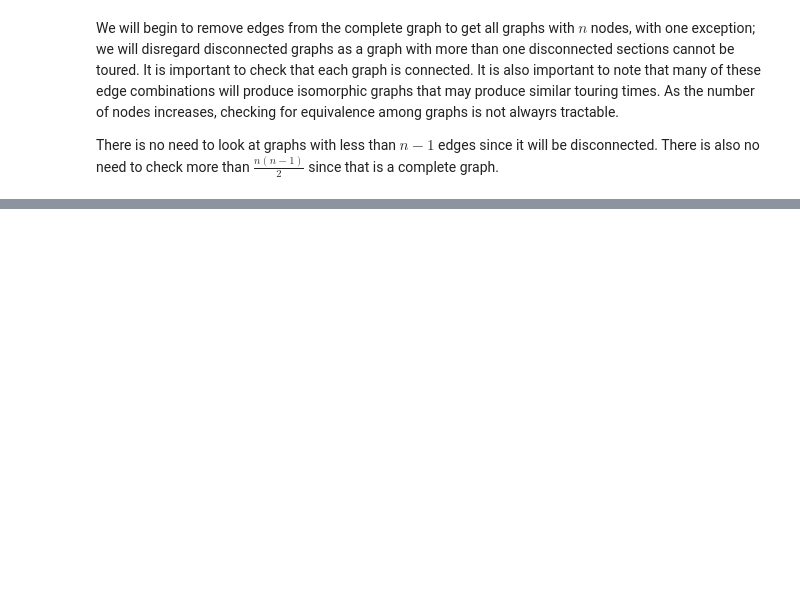
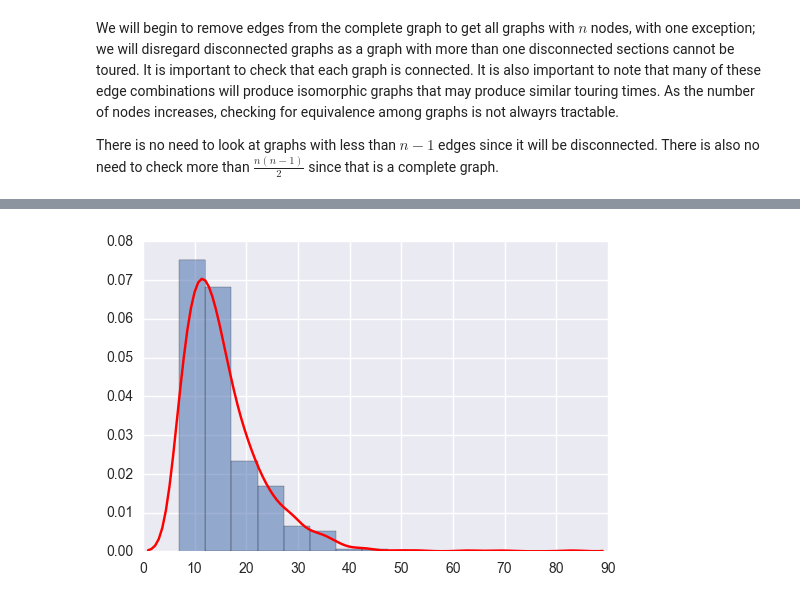
Before and after one commit to kfpotts1/graph_tour_sim, a Jupyter notebook: Touring_times_of_graphs_part_1.ipynb, the cells around one changed output, grey strips where cells are left out. Drawn from its saved outputs; the diff is of its cells as text; code cells hidden in the pictures; blank space fills up the shorter version.

```diff
--- a/Touring_times_of_graphs_part_1.ipynb
+++ b/Touring_times_of_graphs_part_1.ipynb
@@ -165,0 +154,3 @@ list(it.combinations(it.combinations(range(5),2),5))
+# %%
+%%time
+times_5_4_0 = tg.run_simulation(nx.to_numpy_matrix(unique_graphs[0]), n=1000)
@@ -165,0 +160,6 @@ list(it.combinations(it.combinations(range(5),2),5))
+# %%
+fig, ax_3 = plt.subplots(figsize=(6,4))
+ax_3.hist(times_5_4_0, bins=15, alpha=0.55, normed=True);
+sns.kdeplot(times_5_4_0, bw=2, ax=ax_3, color='r',);
+# %% [output]
+[figure, added]
```
Also changed, not shown: parts of 20 cells of this notebook, 1 other file.
